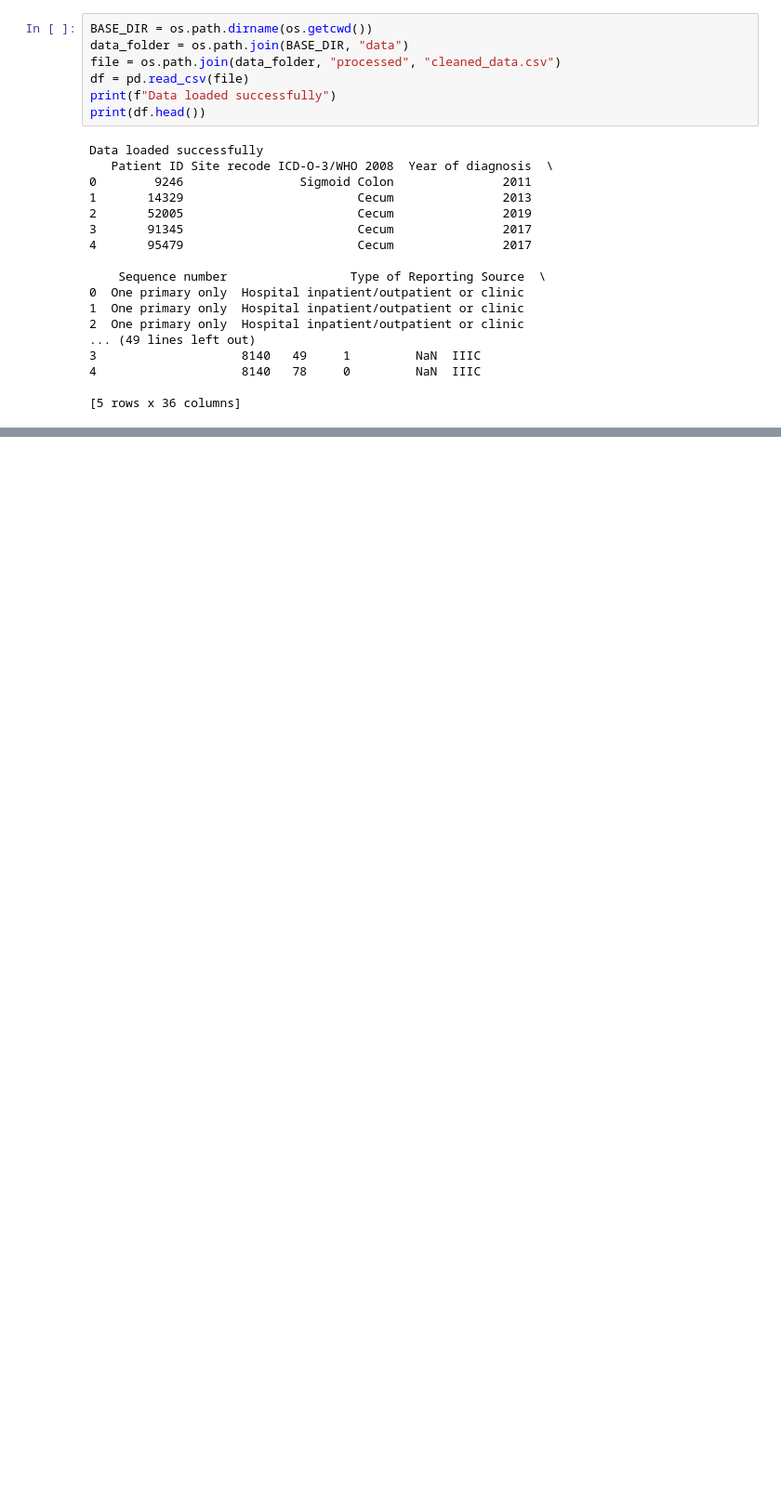
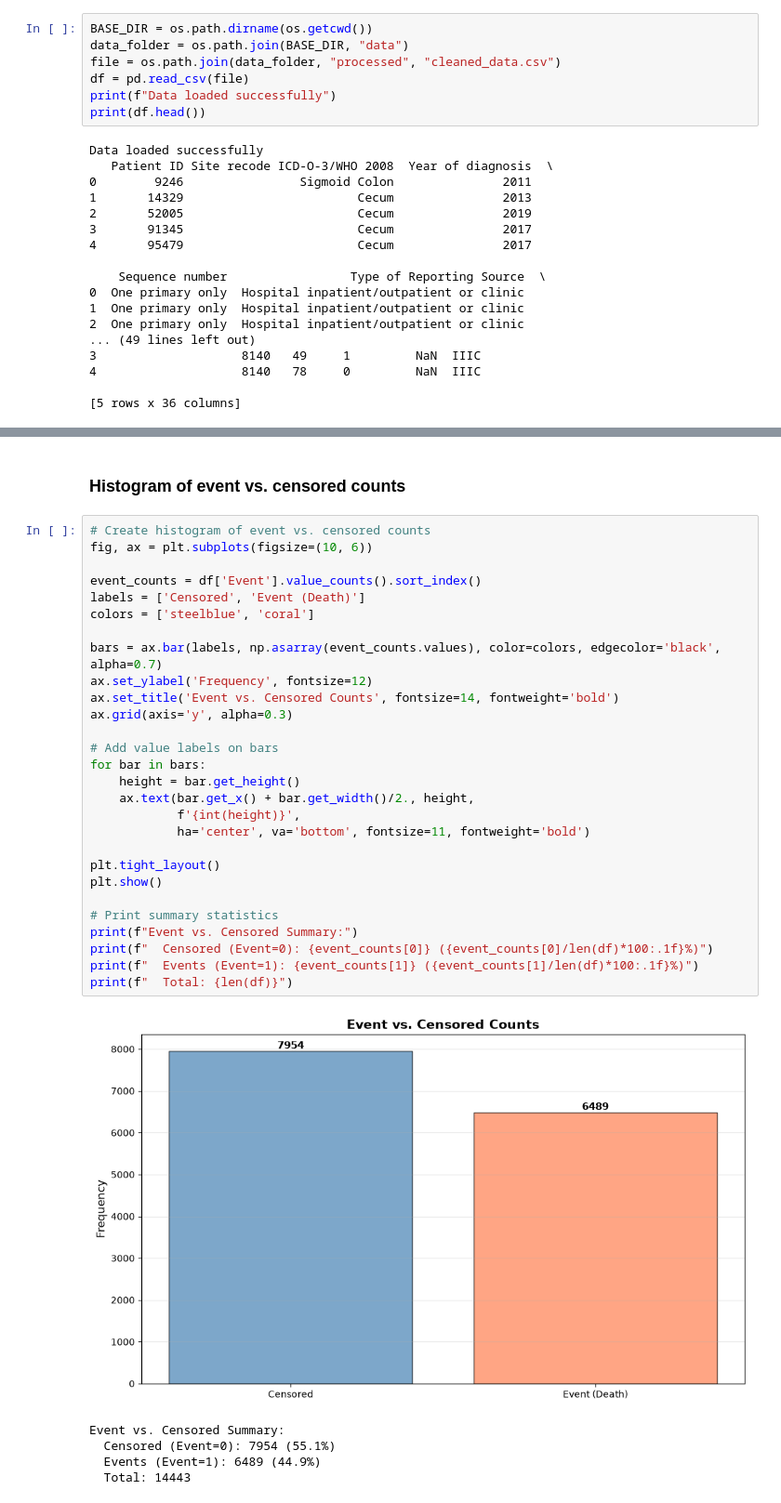
Before and after one commit to williamervin7/oncology-survival-simulation, a Jupyter notebook: notebooks/eda.ipynb, the cells around one changed output, grey strips where cells are left out. Shown at 93% size. Drawn from its saved outputs; the diff is of its cells as text; blank space fills up the shorter version.

```diff
--- a/notebooks/eda.ipynb
+++ b/notebooks/eda.ipynb
@@ -53,0 +128,36 @@ Data loaded successfully
+# %% [markdown]
+### Histogram of event vs. censored counts
+# %%
+# Create histogram of event vs. censored counts
+fig, ax = plt.subplots(figsize=(10, 6))
+
+event_counts = df['Event'].value_counts().sort_index()
+labels = ['Censored', 'Event (Death)']
+colors = ['steelblue', 'coral']
+
+bars = ax.bar(labels, np.asarray(event_counts.values), color=colors, edgecolor='black', alpha=0.7)
+ax.set_ylabel('Frequency', fontsize=12)
+ax.set_title('Event vs. Censored Counts', fontsize=14, fontweight='bold')
+ax.grid(axis='y', alpha=0.3)
+
+# Add value labels on bars
+for bar in bars:
+    height = bar.get_height()
+    ax.text(bar.get_x() + bar.get_width()/2., height,
+            f'{int(height)}',
+            ha='center', va='bottom', fontsize=11, fontweight='bold')
+
+plt.tight_layout()
+plt.show()
+
+# Print summary statistics
+print(f"Event vs. Censored Summary:")
+print(f"  Censored (Event=0): {event_counts[0]} ({event_counts[0]/len(df)*100:.1f}%)")
+print(f"  Events (Event=1): {event_counts[1]} ({event_counts[1]/len(df)*100:.1f}%)")
+print(f"  Total: {len(df)}")
+# %% [output]
+[figure, added]
+Event vs. Censored Summary:
+  Censored (Event=0): 7954 (55.1%)
+  Events (Event=1): 6489 (44.9%)
+  Total: 14443
```
Also changed, not shown: parts of 8 cells of this notebook, 2 other files.
